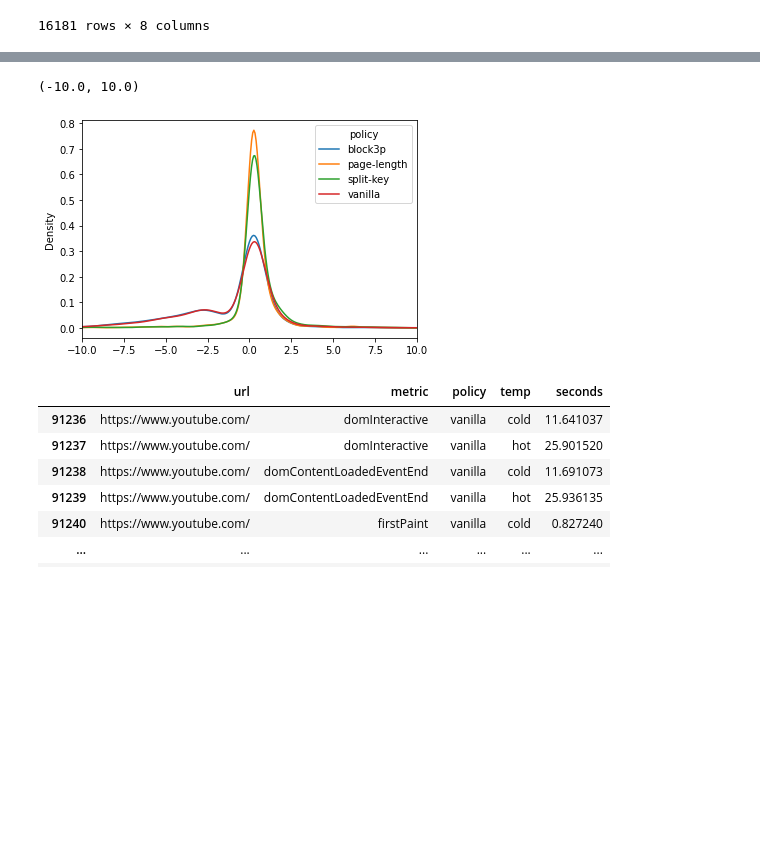
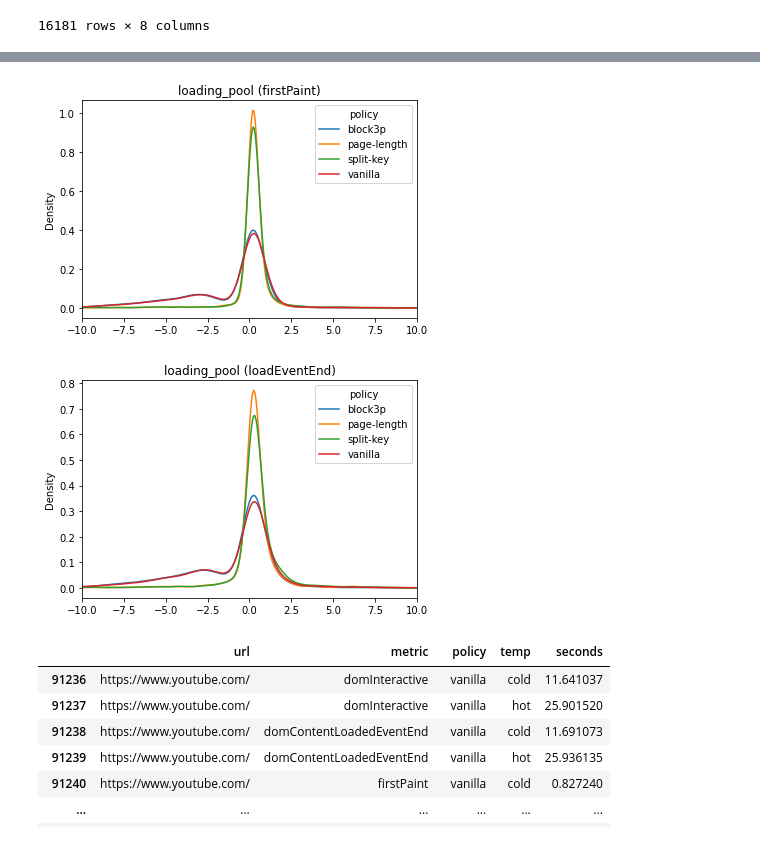
Before and after one commit to jueckstock/efs-perf-tester, a Jupyter notebook: analysis/troubleshooting-loading-anomaly.ipynb, the cells around one changed output, grey strips where cells are left out. Saved outputs shown, nothing was run; the diff lists cells and outputs as text; code cells hidden in the pictures; blank space fills up the shorter version.

Commit message:
hunting the wily long-hot-load bug

```diff
--- a/analysis/troubleshooting-loading-anomaly.ipynb
+++ b/analysis/troubleshooting-loading-anomaly.ipynb
@@ -22,0 +8,5 @@ df
+# %%
+filename = "../experiments/loading_pool.csv"
+file_title = os.path.splitext(os.path.basename(filename))[0]
+df = pd.read_csv(filename)
+df
@@ -49,14 +65,17 @@ ptdf.loc[(slice(None), "largestContentfulPaint"), (slice(None), "hot")].plot.his
 # %%
-colds = ptdf.loc[(slice(None), "loadEventEnd"), (slice(None), "cold")]
-hots = ptdf.loc[(slice(None), "loadEventEnd"), (slice(None), "hot")]
-colds.columns = colds.columns.droplevel(level=1)
-hots.columns = hots.columns.droplevel(level=1)
-loadEventDeltas = (colds - hots)
-ax = loadEventDeltas.plot.density()
-ax.set_xlim((-10, 10))
+for density_event in ["firstPaint", "loadEventEnd"]:
+    colds = ptdf.loc[(slice(None), density_event), (slice(None), "cold")]
+    hots = ptdf.loc[(slice(None), density_event), (slice(None), "hot")]
+    colds.columns = colds.columns.droplevel(level=1)
+    hots.columns = hots.columns.droplevel(level=1)
+    loadEventDeltas = (colds - hots)
+    ax = loadEventDeltas.plot.density(title=f"{file_title} ({density_event})")
+    ax.set_xlim((-10, 10))
+    #fig = ax.get_figure()
+    #lt.close(fig)
 # %% [output]
-(-10.0, 10.0)
-[figure, old version]
+[figure, new version]
+[figure, added]
 # %%
 import json
 
```
Also changed, not shown: parts of 6 cells of this notebook, 3 other files.
